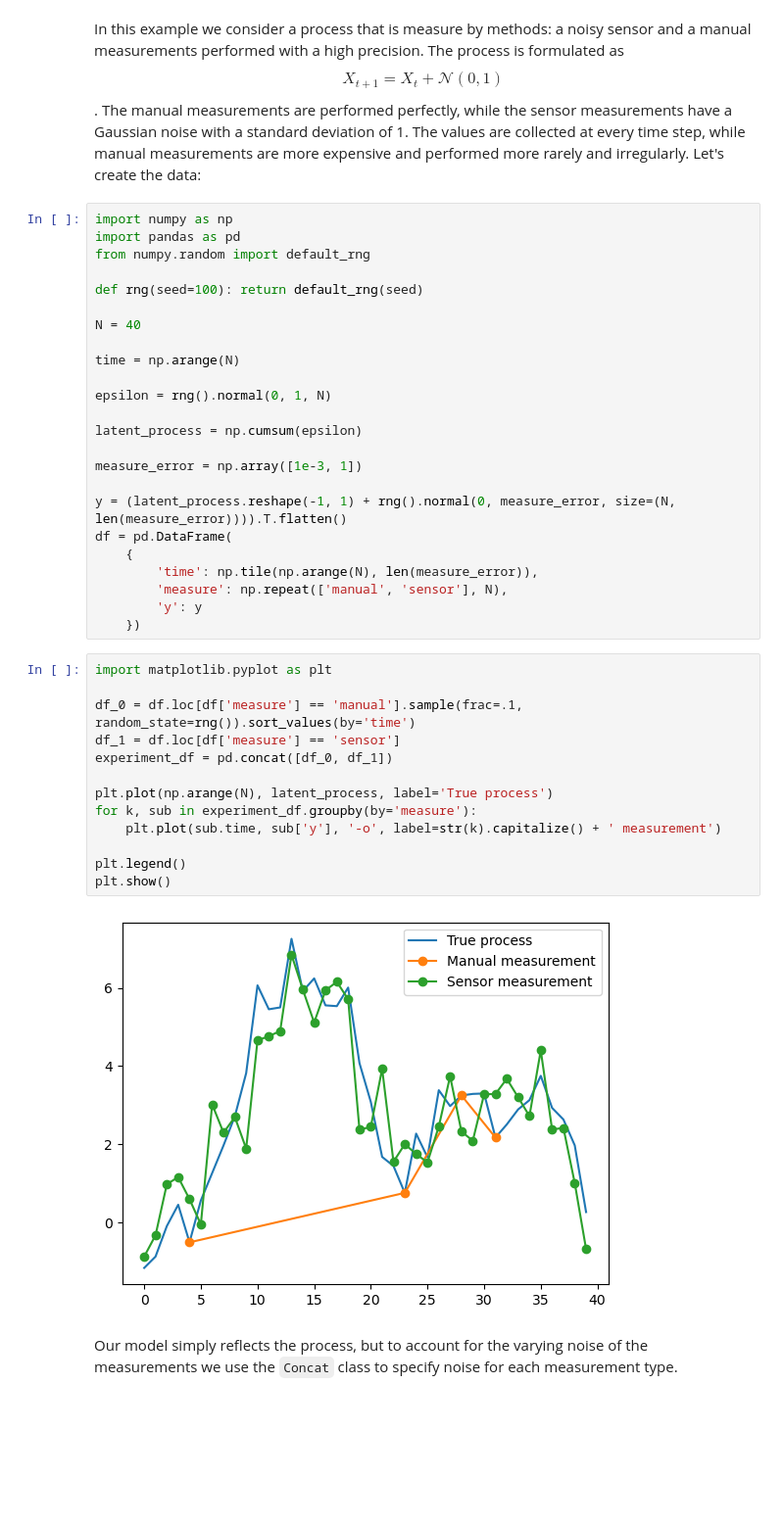
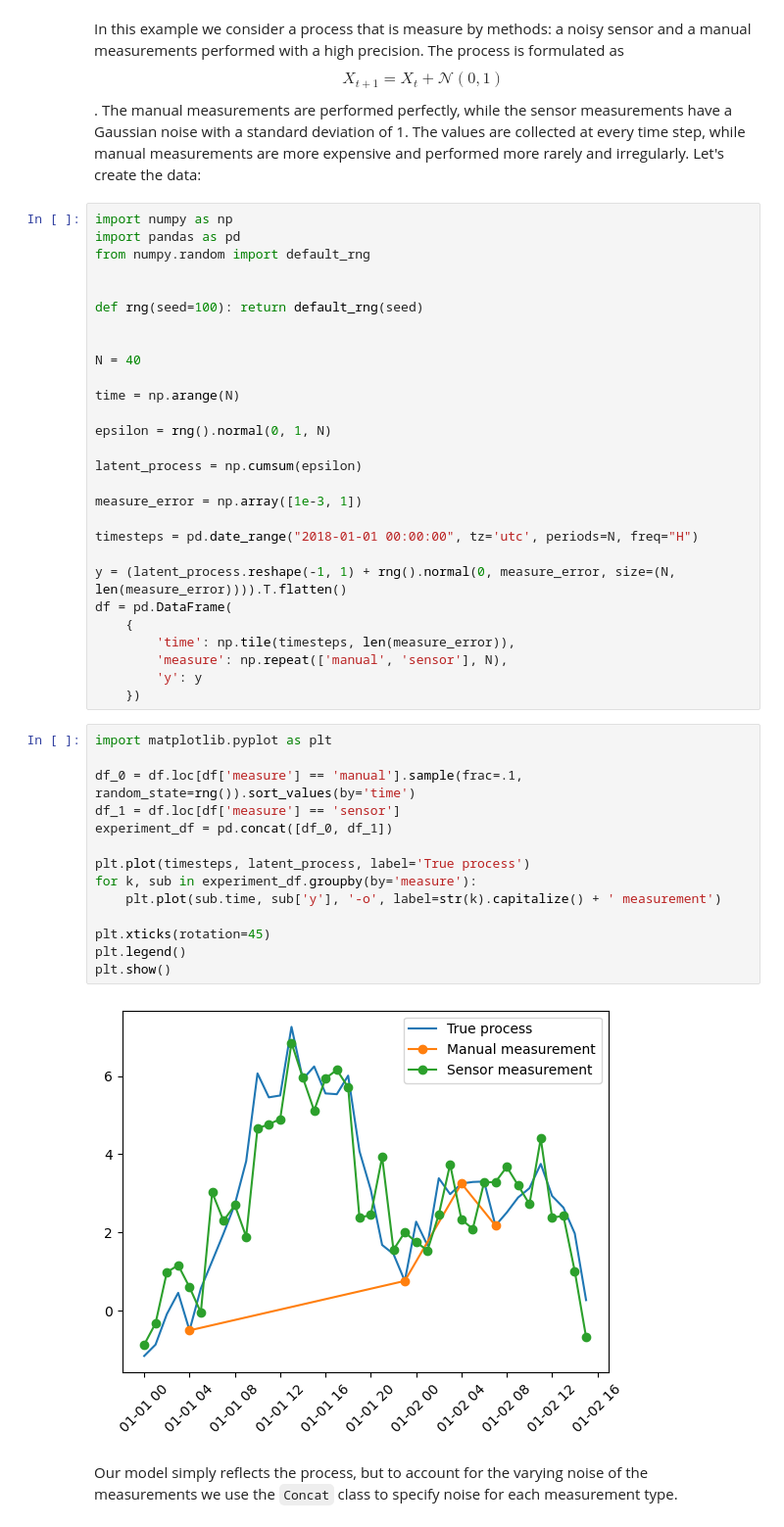
Before and after one commit to FraunhoferChalmersCentre/sakkara, a Jupyter notebook: examples/state_space_model.ipynb, the cells around one changed output. Shown: that part at 98% size. Cells and saved outputs as stored; diff of their text form; blank space fills up the shorter version.

```diff
--- a/examples/state_space_model.ipynb
+++ b/examples/state_space_model.ipynb
@@ -13,7 +7,9 @@ import numpy as np
 import pandas as pd
 from numpy.random import default_rng
 
+
 def rng(seed=100): return default_rng(seed)
+
 
 N = 40
 
@@ -25,28 +21,31 @@ latent_process = np.cumsum(epsilon)
 
 measure_error = np.array([1e-3, 1])
 
+timesteps = pd.date_range("2018-01-01 00:00:00", tz='utc', periods=N, freq="H")
+
 y = (latent_process.reshape(-1, 1) + rng().normal(0, measure_error, size=(N, len(measure_error)))).T.flatten()
 df = pd.DataFrame(
     {
-        'time': np.tile(np.arange(N), len(measure_error)),
+        'time': np.tile(timesteps, len(measure_error)),
         'measure': np.repeat(['manual', 'sensor'], N),
         'y': y
     })
 # %%
 import matplotlib.pyplot as plt
 
 df_0 = df.loc[df['measure'] == 'manual'].sample(frac=.1, random_state=rng()).sort_values(by='time')
 df_1 = df.loc[df['measure'] == 'sensor']
 experiment_df = pd.concat([df_0, df_1])
 
-plt.plot(np.arange(N), latent_process, label='True process')
+plt.plot(timesteps, latent_process, label='True process')
 for k, sub in experiment_df.groupby(by='measure'):
     plt.plot(sub.time, sub['y'], '-o', label=str(k).capitalize() + ' measurement')
 
+plt.xticks(rotation=45)
 plt.legend()
 plt.show()
 # %% [output]
-[figure, old version]
+[figure, new version]
 # %% [markdown]
 Our model simply reflects the process, but to account for the varying noise of the measurements we use the `Concat` class to specify noise for each measurement type.
 # %%
```
Also changed, not shown: parts of 3 cells of this notebook, 6 other files.
